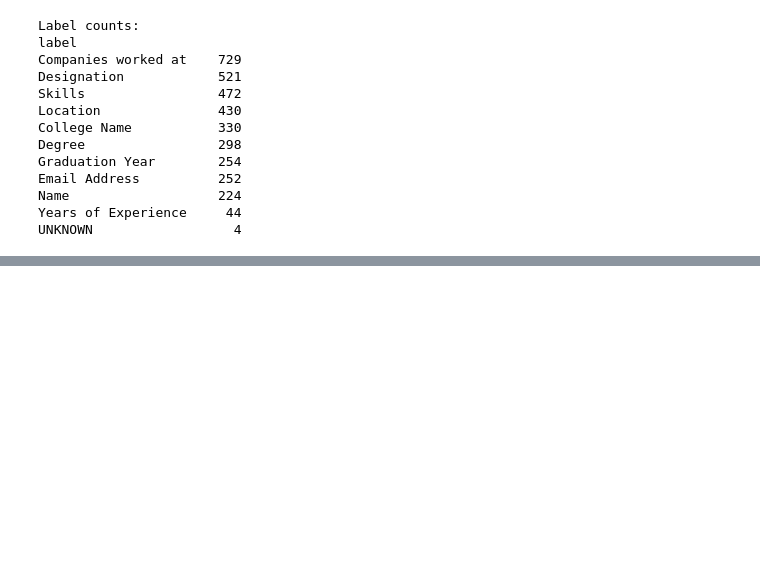
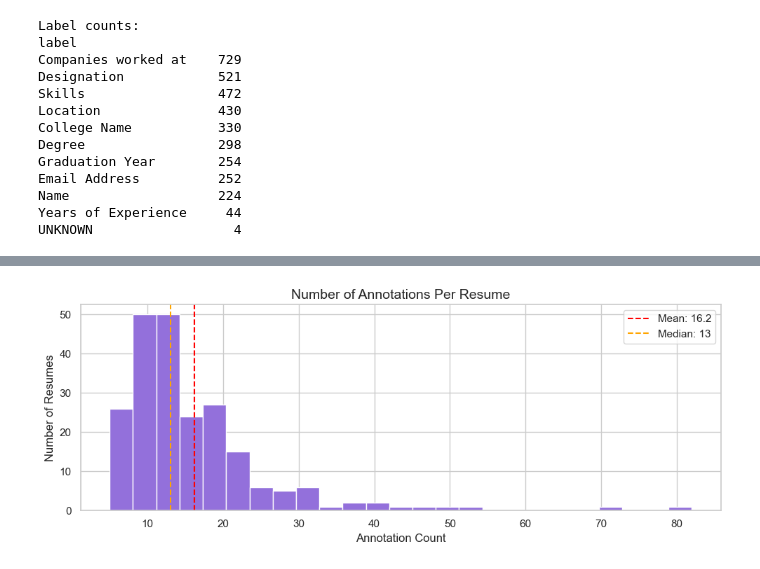
Before and after one commit to michellaprojects/nlp-ner, a Jupyter notebook: notebooks/EDA2.ipynb, the cells around one changed output, grey strips where cells are left out. Drawn from its saved outputs; the diff is of its cells as text; code cells hidden in the pictures; blank space fills up the shorter version.

```diff
--- a/notebooks/EDA2.ipynb
+++ b/notebooks/EDA2.ipynb
@@ -155,0 +187,17 @@ UNKNOWN                  4
+# %%
+# Annotations per resume distribution
+fig, ax = plt.subplots(figsize=(10, 4))
+
+ax.hist(resume_df['n_annotations'], bins=25, color='mediumpurple', edgecolor='white')
+ax.axvline(resume_df['n_annotations'].mean(), color='red', linestyle='--',
+           label=f"Mean: {resume_df['n_annotations'].mean():.1f}")
+ax.axvline(resume_df['n_annotations'].median(), color='orange', linestyle='--',
+           label=f"Median: {resume_df['n_annotations'].median():.0f}")
+ax.set_title("Number of Annotations Per Resume")
+ax.set_xlabel("Annotation Count")
+ax.set_ylabel("Number of Resumes")
+ax.legend()
+plt.tight_layout()
+plt.show()
+# %% [output]
+[figure, added]
```
Also changed, not shown: parts of 3 cells of this notebook.
